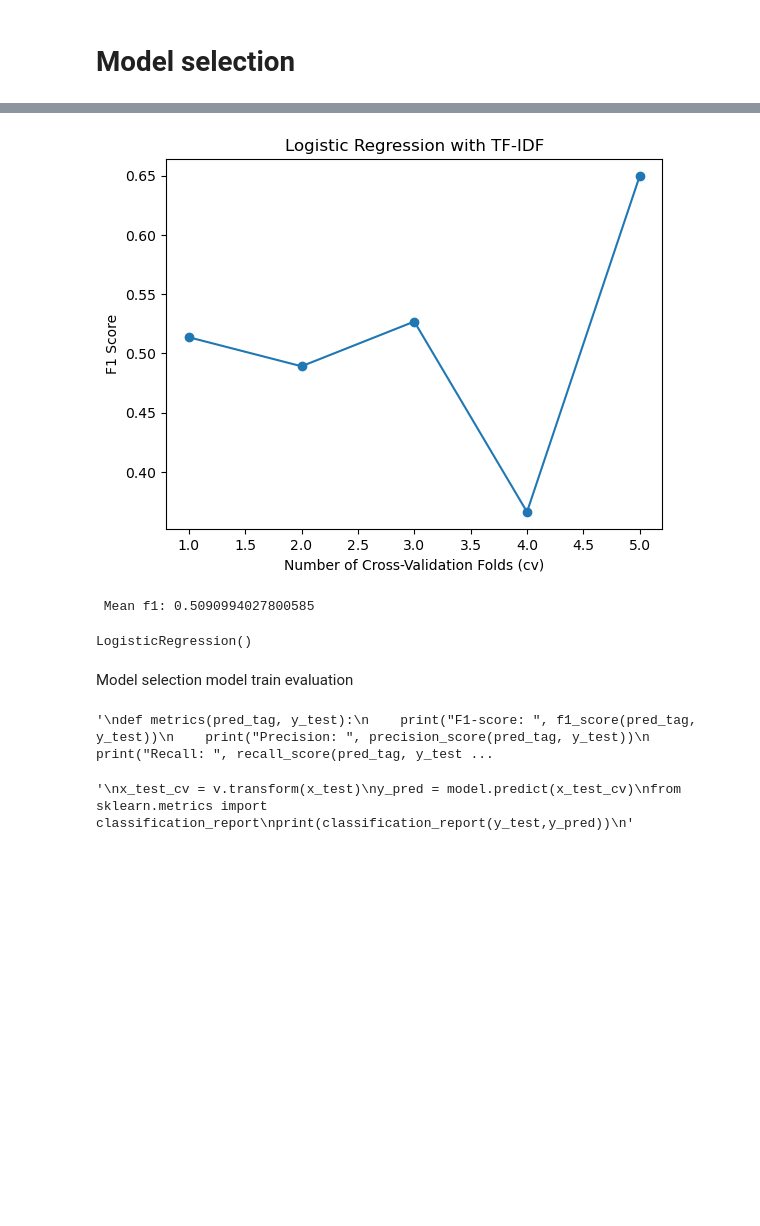
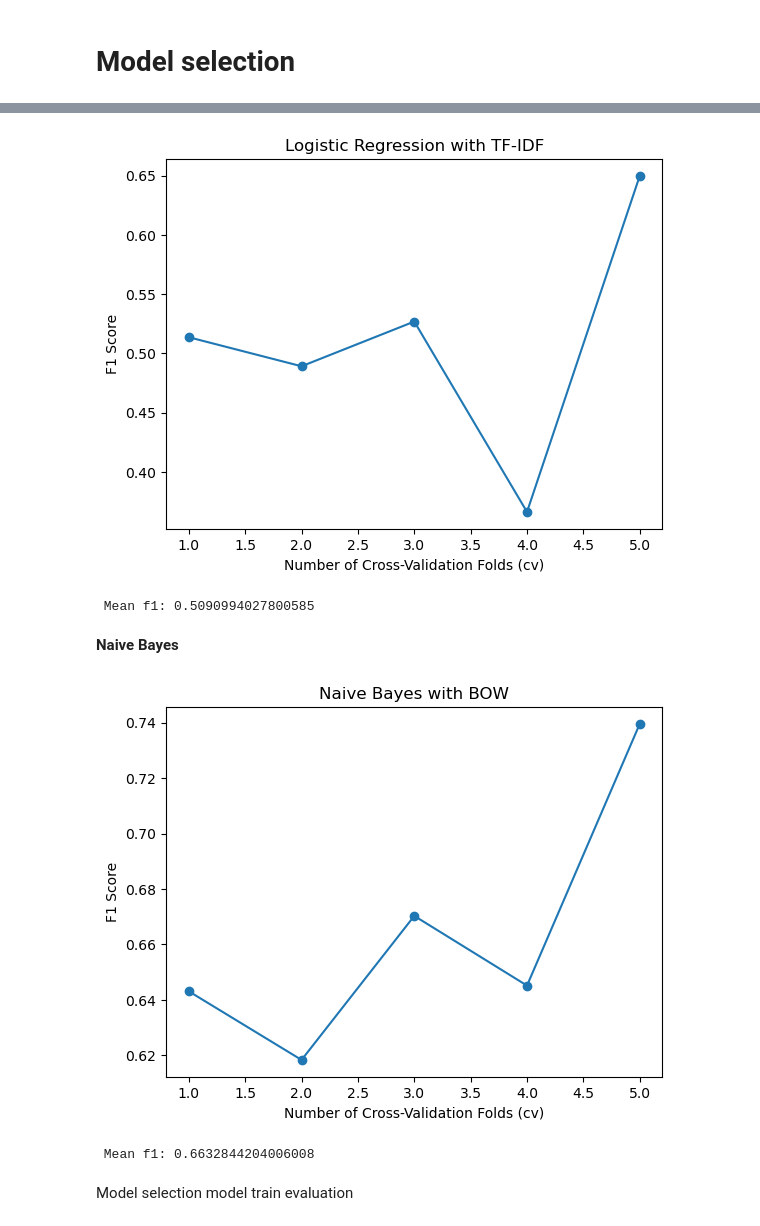
Before and after one commit to Mina-Moeini/Disaster_Tweet, a Jupyter notebook: disaster-tweet.ipynb, the cells around one changed output, grey strips where cells are left out. Saved outputs shown, nothing was run; the diff lists cells and outputs as text; code cells hidden in the pictures; blank space fills up the shorter version.

```diff
--- a/disaster-tweet.ipynb
+++ b/disaster-tweet.ipynb
@@ -461,7 +463,6 @@ cv_values = range(1, len(scores_bow) + 1)  # x-axis: cv
 score_values = scores_bow  # y-axis: scores
 plot_learning_evolution(cv_values,score_values,'Logistic Regression with BOW')
 print("\033[1m Mean f1:", scores_bow.mean())
-clf.fit(bow_train, df_train["target"])
 # %% [output]
 [figure]
  Mean f1: 0.598398051191276
@@ -470,14 +470,23 @@ LogisticRegression()
 #Logistic Regression with TF-IDF
 clf_tfidf = LogisticRegression()
 scores_tfidf = model_selection.cross_val_score(clf_tfidf, train_tfidf, df_train["target"], cv=5, scoring="f1")
-score_values = scores_tfidf  # y-axis: scores
-plot_learning_evolution(cv_values,score_values,'Logistic Regression with TF-IDF')
+plot_learning_evolution(cv_values,scores_tfidf,'Logistic Regression with TF-IDF')
 print("\033[1m Mean f1:", scores_tfidf.mean())
-clf.fit(train_tfidf, df_train["target"])
 # %% [output]
 [figure]
  Mean f1: 0.5090994027800585
-LogisticRegression()
+# %% [markdown]
+**Naive Bayes**
+# %%
+#Naive Bayes with BOW
+from sklearn.naive_bayes import MultinomialNB
+clf_NB = MultinomialNB()
+scores_NB = model_selection.cross_val_score(clf_NB, bow_train , df_train["target"], cv=5, scoring="f1")
+plot_learning_evolution(cv_values,scores_NB,'Naive Bayes with BOW')
+print("\033[1m Mean f1:", scores_NB.mean())
+# %% [output]
+[figure, added]
+ Mean f1: 0.6632844204006008
 # %% [markdown]
 
 
@@ -485,24 +494,3 @@ LogisticRegression()
 Model selection
 model train
 evaluation
-# %%
-'''
-def metrics(pred_tag, y_test):
-    print("F1-score: ", f1_score(pred_tag, y_test))
-    print("Precision: ", precision_score(pred_tag, y_test))
-    print("Recall: ", recall_score(pred_tag, y_test))
-    print("Acuracy: ", accuracy_score(pred_tag, y_test))
-    print("-"*50)
-    print(classification_report(pred_tag, y_test))
-    '''
-# %% [output]
-'\ndef metrics(pred_tag, y_test):\n    print("F1-score: ", f1_score(pred_tag, y_test))\n    print("Precision: ", precision_score(pred_tag, y_test))\n    print("Recall: ", recall_score(pred_tag, y_test ...
-# %%
-'''
-x_test_cv = v.transform(x_test)
-y_pred = model.predict(x_test_cv)
-from  sklearn.metrics import classification_report
-print(classification_report(y_test,y_pred))
-'''
-# %% [output]
-'\nx_test_cv = v.transform(x_test)\ny_pred = model.predict(x_test_cv)\nfrom  sklearn.metrics import classification_report\nprint(classification_report(y_test,y_pred))\n'
```
Also changed, not shown: parts of 9 cells of this notebook.
